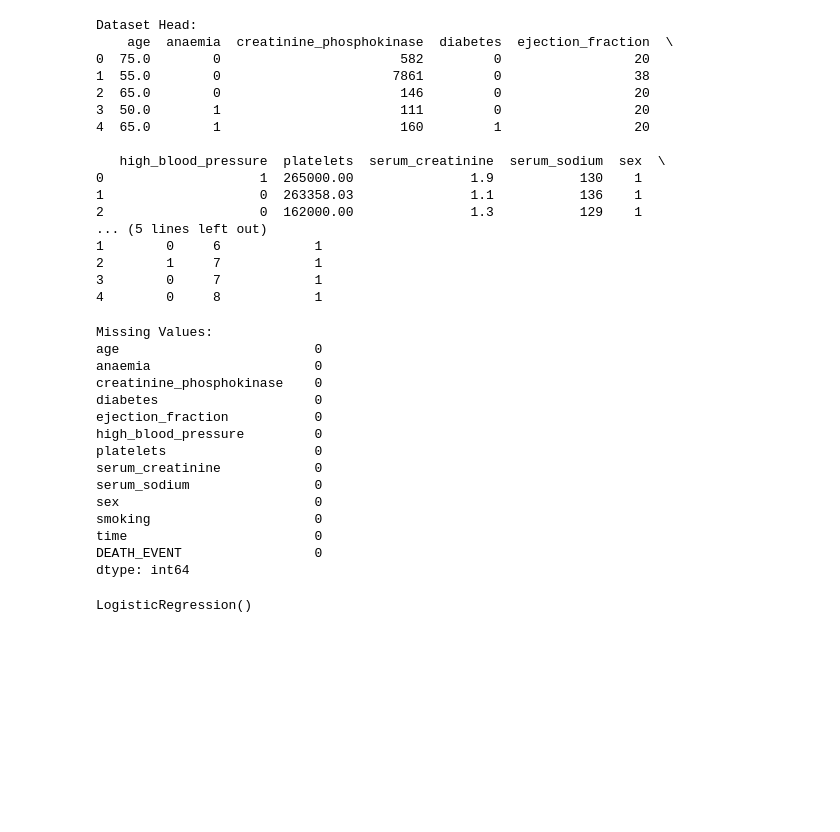
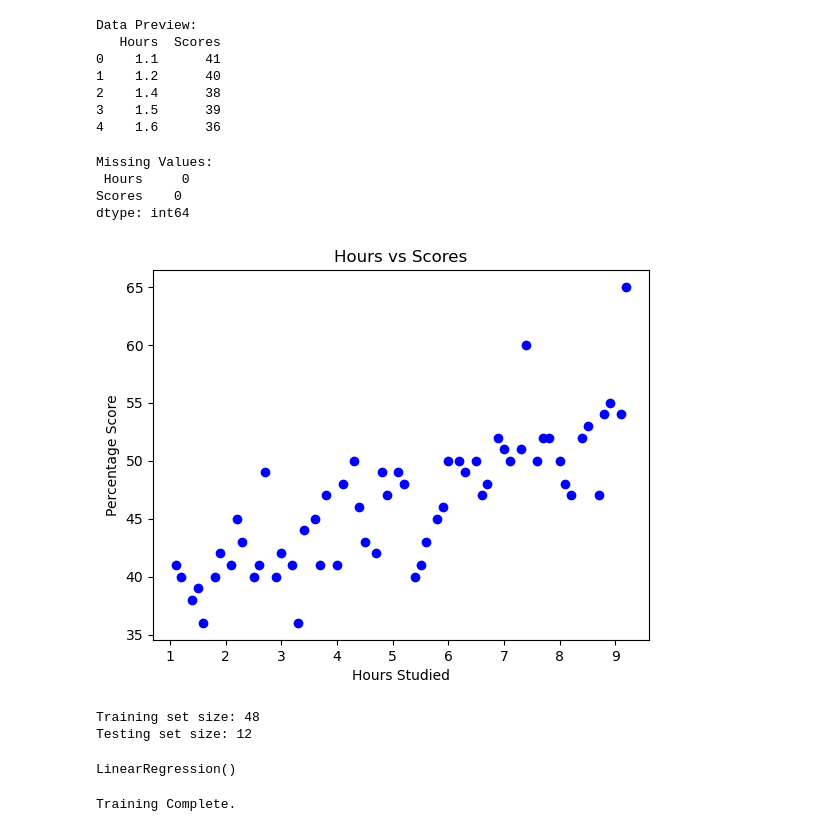
Before and after one commit to muhammadmaazofficial08/Smit-Proget, a Jupyter notebook: Untitled.ipynb, the cells around one changed output. Cells and saved outputs as stored; diff of their text form; code cells hidden in the pictures; blank space fills up the shorter version.

```diff
--- a/Untitled.ipynb
+++ b/Untitled.ipynb
@@ -13,47 +11,32 @@ from sklearn.metrics import accuracy_score, classification_report, confusion_mat
 # %%
-df = pd.read_csv('heart_failure_clinical_records_dataset.csv')
+df = pd.read_csv('rounded_hours_student_scores.csv')
+print("Data Preview:")
+print(df.head())
+# %% [output]
+Data Preview:
+   Hours  Scores
+0    1.1      41
+1    1.2      40
+2    1.4      38
+3    1.5      39
+4    1.6      36
-# %%
-print("Dataset Head:")
-print(df.head())
-# %% [output]
-Dataset Head:
-    age  anaemia  creatinine_phosphokinase  diabetes  ejection_fraction  \
-0  75.0        0                       582         0                 20
-1  55.0        0                      7861         0                 38
-2  65.0        0                       146         0                 20
-3  50.0        1                       111         0                 20
-4  65.0        1                       160         1                 20
-
-   high_blood_pressure  platelets  serum_creatinine  serum_sodium  sex  \
-0                    1  265000.00               1.9           130    1
-1                    0  263358.03               1.1           136    1
-2                    0  162000.00               1.3           129    1
-... (5 lines left out)
-1        0     6            1
-2        1     7            1
-3        0     7            1
-4        0     8            1
 # %%
-print("\nMissing Values:")
-print(df.isnull().sum())
+print("\nMissing Values:\n", df.isnull().sum())
 # %% [output]
 Missing Values:
-age                         0
-anaemia                     0
-creatinine_phosphokinase    0
-diabetes                    0
-ejection_fraction           0
-high_blood_pressure         0
-platelets                   0
-serum_creatinine            0
-serum_sodium                0
-sex                         0
-smoking                     0
-time                        0
-DEATH_EVENT                 0
+ Hours     0
+Scores    0
 dtype: int64
 # %%
-X = df.drop('DEATH_EVENT', axis=1)
-y = df['DEATH_EVENT']
+X = df[['Hours']]
+y = df['Scores']
+# %%
+plt.scatter(X, y, color='blue')
+plt.title('Hours vs Scores')
+plt.xlabel('Hours Studied')
+plt.ylabel('Percentage Score')
+plt.show()
+# %% [output]
+[figure, added]
 # %%
 X_train, X_test, y_train, y_test = train_test_split(X, y, test_size=0.2, random_state=42)
@@ -64,6 +43,16 @@ X_test_scaled = scaler.transform(X_test)
+# %%
+print(f"Training set size: {len(X_train)}")
+print(f"Testing set size: {len(X_test)}")
+# %% [output]
+Training set size: 48
+Testing set size: 12
 # %%
-model = LogisticRegression()
-model.fit(X_train_scaled, y_train)
+model = LinearRegression()
+model.fit(X_train, y_train)
 # %% [output]
-LogisticRegression()
+LinearRegression()
+# %%
+print("Training Complete.")
+# %% [output]
+Training Complete.
 # %%
```
Also changed, not shown: parts of 13 cells of this notebook.
